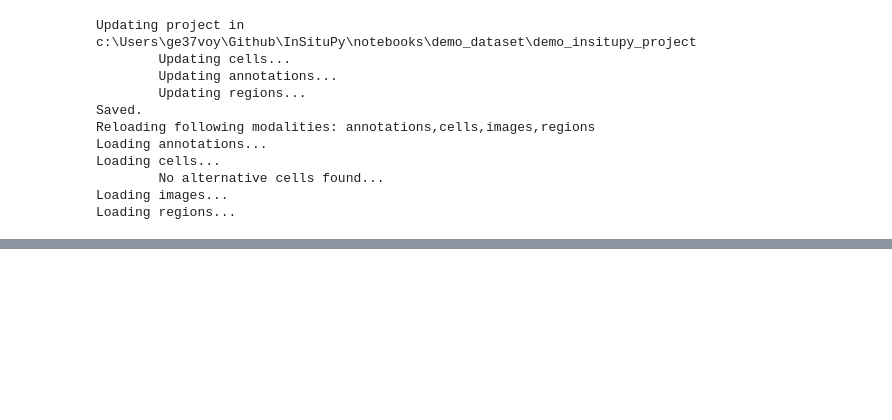
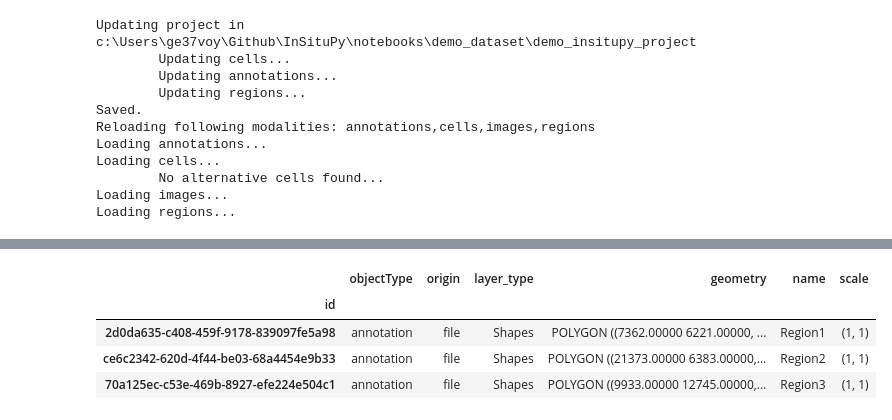
Before and after one commit to b-lemke98/InSituPy-1, a Jupyter notebook: notebooks/04_InSituPy_demo_annotations.ipynb, the cells around one changed output, grey strips where cells are left out. Saved outputs shown, nothing was run; the diff lists cells and outputs as text; code cells hidden in the pictures; blank space fills up the shorter version.

```diff
--- a/notebooks/04_InSituPy_demo_annotations.ipynb
+++ b/notebooks/04_InSituPy_demo_annotations.ipynb
@@ -531,0 +412,8 @@ Loading regions...
+# %%
+xd.regions.demo_regions
+# %% [output]
+|  | objectType | origin | layer_type | geometry | name | scale |
+| id |  |  |  |  |  |  |
+| 2d0da635-c408-459f-9178-839097fe5a98 | annotation | file | Shapes | POLYGON ((7362.00000 6221.00000, ... | Region1 | (1, 1) |
+| ce6c2342-620d-4f44-be03-68a4454e9b33 | annotation | file | Shapes | POLYGON ((21373.00000 6383.00000,... | Region2 | (1, 1) |
+| 70a125ec-c53e-469b-8927-efe224e504c1 | annotation | file | Shapes | POLYGON ((9933.00000 12745.00000,... | Region3 | (1, 1) |
```
Also changed, not shown: parts of 60 cells of this notebook, 22 other files.
